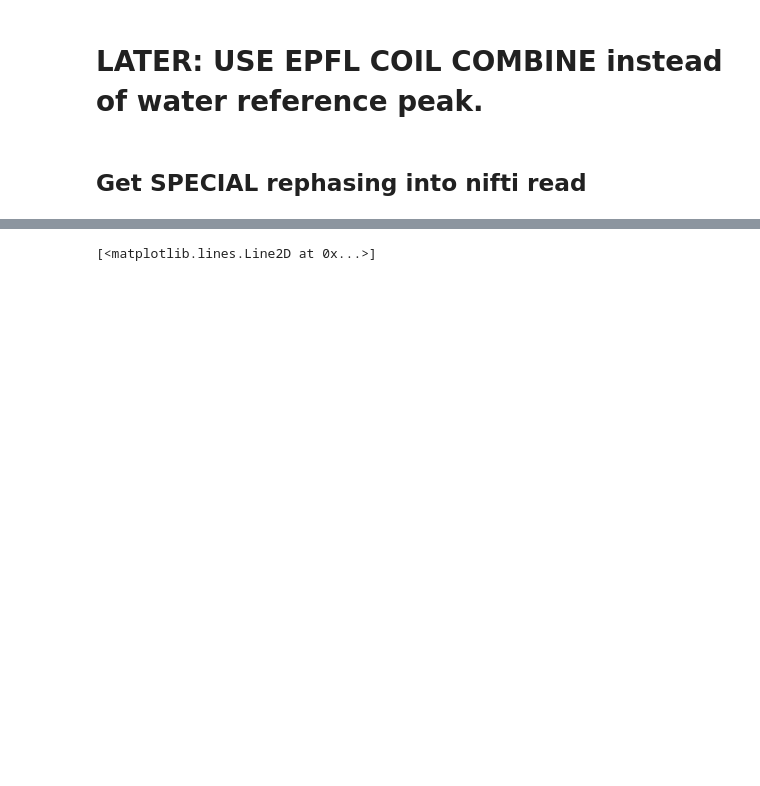
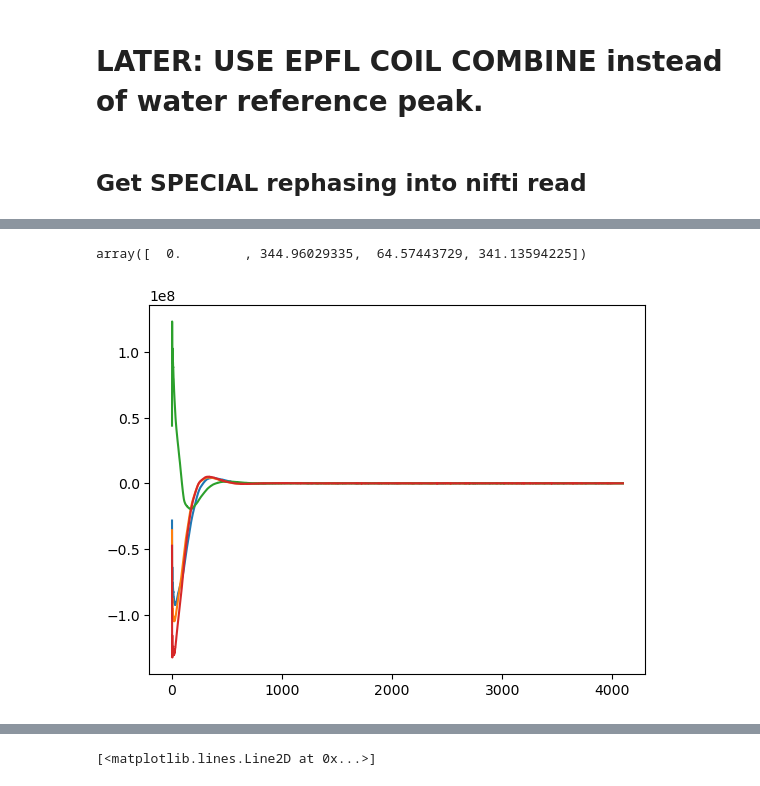
Before and after one commit to rita-o/dMRSI, a Jupyter notebook: misc_jupyter_notebooks/prototype_bruker_import-BAK.ipynb, the cells around one changed output, grey strips where cells are left out. Drawn from its saved outputs; the diff is of its cells as text; code cells hidden in the pictures; blank space fills up the shorter version.

```diff
--- a/misc_jupyter_notebooks/prototype_bruker_import-BAK.ipynb
+++ b/misc_jupyter_notebooks/prototype_bruker_import-BAK.ipynb
@@ -795,0 +807,2 @@ scalingloops = hdr['PVM_EncChanScaling']
+# %%
+raw_data = mrs_io.read_FID(f'/media/localadmin/DATA/data/20250424/41/rawdata_nifti.nii.gz')
@@ -795,0 +820,10 @@ scalingloops = hdr['PVM_EncChanScaling']
+# %%
+
+rxarrayphases
+# %% [output]
+array([  0.        , 344.96029335,  64.57443729, 341.13594225])
+# %%
+for i in range(4):
+    plt.plot(raw_data[0,0,0,:,i,0,0])
+# %% [output]
+[figure, added]
```
Also changed, not shown: parts of 18 cells of this notebook, 2 other files.
